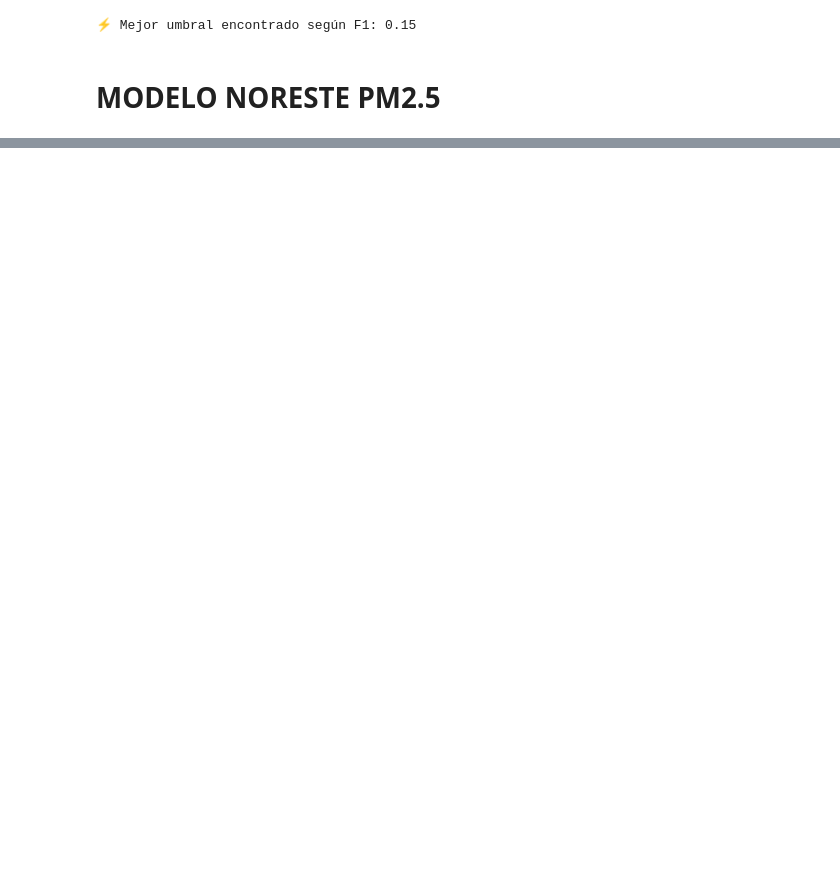
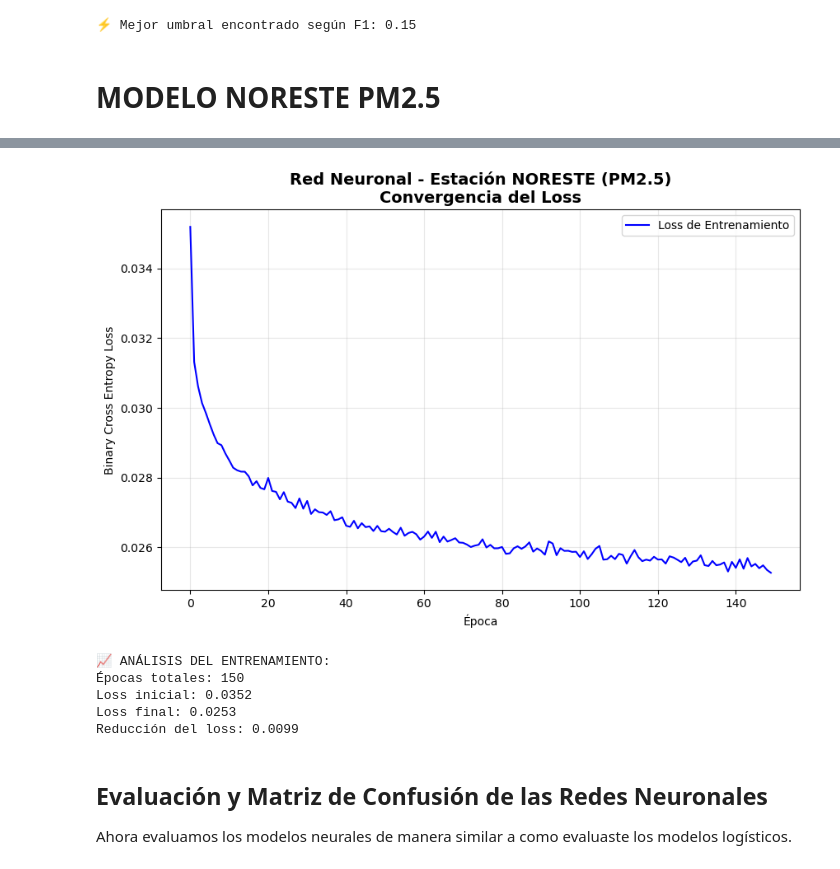
Before and after one commit to albo437/MA2003B, a Jupyter notebook: modelo.ipynb, the cells around one changed output, grey strips where cells are left out. Cells and saved outputs as stored; diff of their text form; code cells hidden in the pictures; blank space fills up the shorter version.

```diff
--- a/modelo.ipynb
+++ b/modelo.ipynb
@@ -330,0 +923,17 @@ import logistic_model_station
+# %%
+# Entrenar red neuronal para estación NORTE con características de hora
+nn_model_noreste, nn_report_noreste, scaler_noreste, history_noreste = neural_model_station(
+    df=dfs["NORESTE"],
+    contaminant_idx=7,  # PM2.5
+    wind_dir_idx=15,
+    wind_speed_idx=14,
+    rh_idx=10,
+    include_hour_features=True,  # 🕒 Incluir características de hora
+    hidden1_size=64,
+    hidden2_size=32,
+    dropout_rate=0.3,
+    learning_rate=0.001,
+    epochs=150,
+    batch_size=32,
+    verbose=True
+)
@@ -330,0 +967,14 @@ import logistic_model_station
+# %%
+# Visualizar el progreso del entrenamiento
+plot_training_history(history_noreste, "Red Neuronal - Estación NORESTE (PM2.5)")
+# %% [output]
+[figure, added]
+📈 ANÁLISIS DEL ENTRENAMIENTO:
+Épocas totales: 150
+Loss inicial: 0.0352
+Loss final: 0.0253
+Reducción del loss: 0.0099
+# %% [markdown]
+## Evaluación y Matriz de Confusión de las Redes Neuronales
+
+Ahora evaluamos los modelos neurales de manera similar a como evaluaste los modelos logísticos.
```
Also changed, not shown: parts of 36 cells of this notebook, 1 other file.
